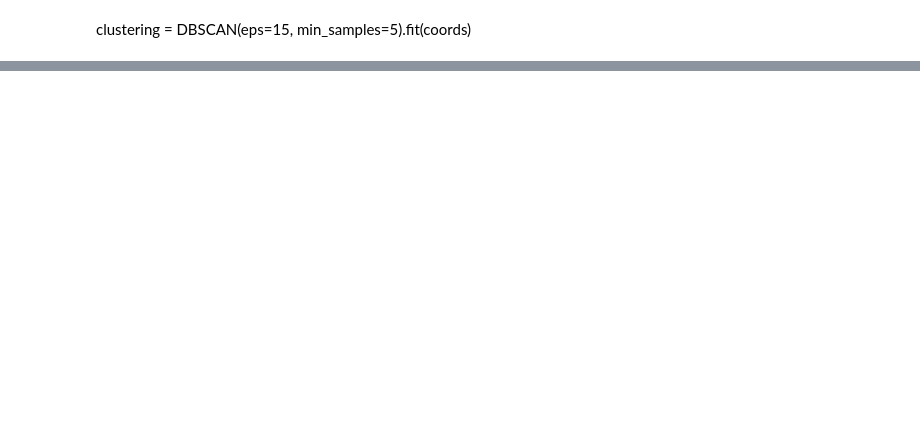
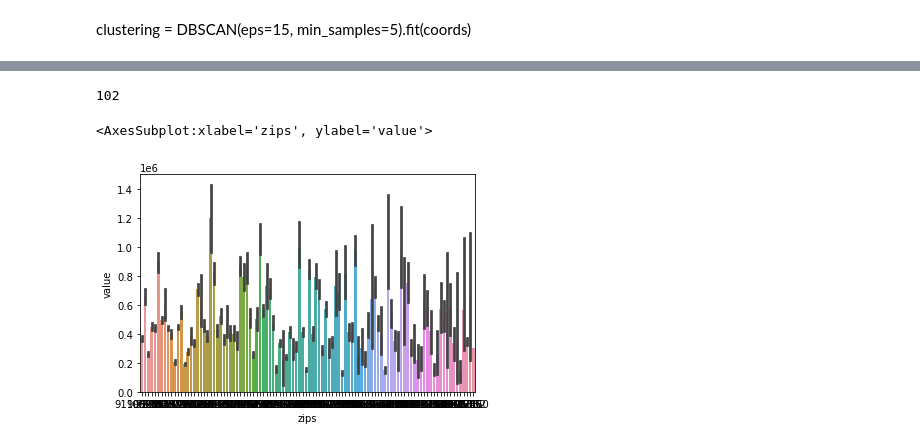
Before and after one commit to mindyshiben/regression-exercises, a Jupyter notebook: project_draft1-Copy1.ipynb, the cells around one changed output, grey strips where cells are left out. Cells and saved outputs as stored; diff of their text form; code cells hidden in the pictures; blank space fills up the shorter version.

```diff
--- a/project_draft1-Copy1.ipynb
+++ b/project_draft1-Copy1.ipynb
@@ -550,0 +769,8 @@ array([ 8,  8,  1, ..., 14,  7, 12], dtype=int32)
+# %%
+orange_train['KM_label'] = orange_train['KM_label'].astype(str)
+ventura_train['KM_label'] = ventura_train['KM_label'].astype(str)
+la_train['KM_label'] = la_train['KM_label'].astype(str)
+# %%
+#orange_train['KM_label'] = 'orange_' + orange_train['KM_label'].astype(str)
+ventura_train['KM_label'] = 'ventura_' + ventura_train['KM_label'].astype(str)
+la_train['KM_label'] = 'la_' + la_train['KM_label'].astype(str)
@@ -550,0 +779,2 @@ array([ 8,  8,  1, ..., 14,  7, 12], dtype=int32)
+# %%
+train = pd.concat([orange_train, la_train, ventura_train])
@@ -591,0 +860,9 @@ sample
+# %%
+def geo_rev(train):
+    g = geocoder.osm([train.latitude, train.longitude], method='reverse', language='en').json
+    if g:
+        return g.get('postal')
+    else:
+        return 'no postal'
+
+train['zips'] = train[['latitude', 'longitude']].apply(geo_rev, axis=1)
@@ -591,0 +913,9 @@ sample
+# %%
+train.zips.nunique()
+# %% [output]
+102
+# %%
+sns.barplot(data = train, x= 'zips', y= 'value')
+# %% [output]
+<AxesSubplot:xlabel='zips', ylabel='value'>
+[figure, added]
```
Also changed, not shown: parts of 117 cells of this notebook, 3 other files.
